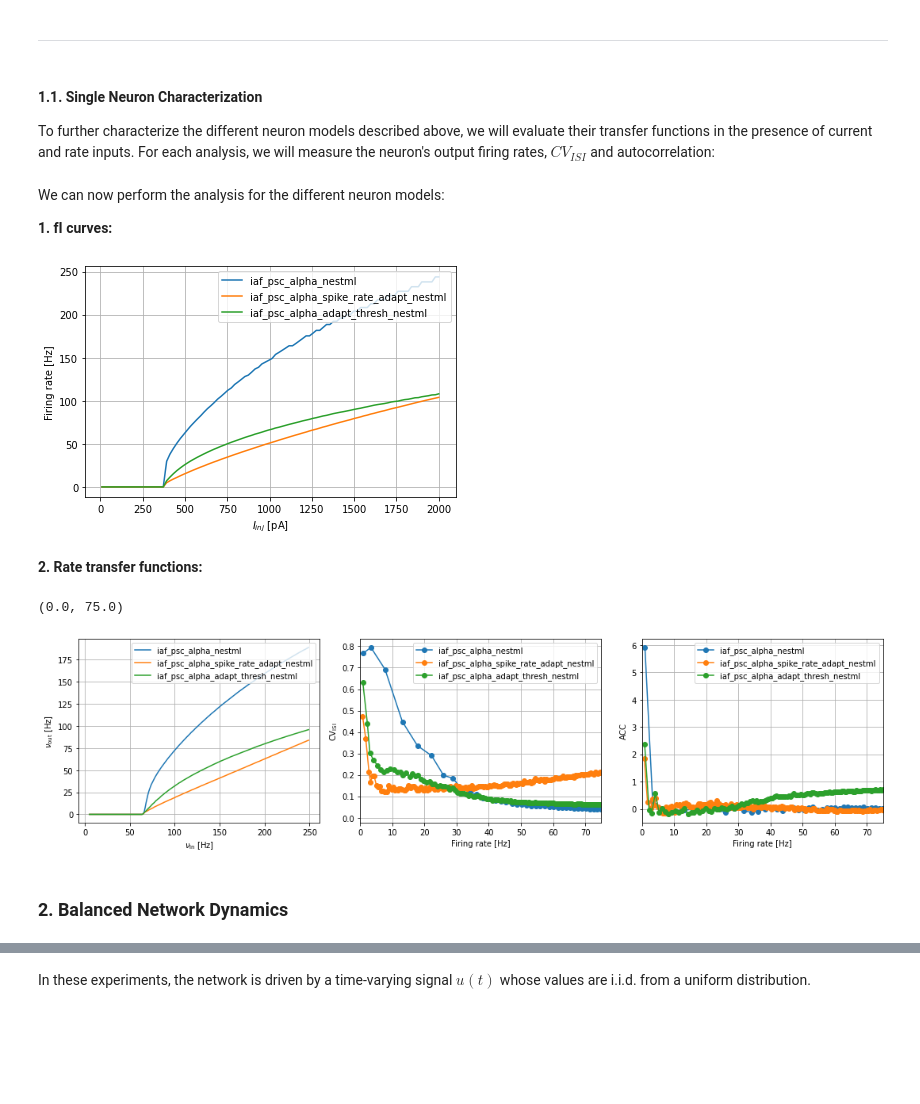
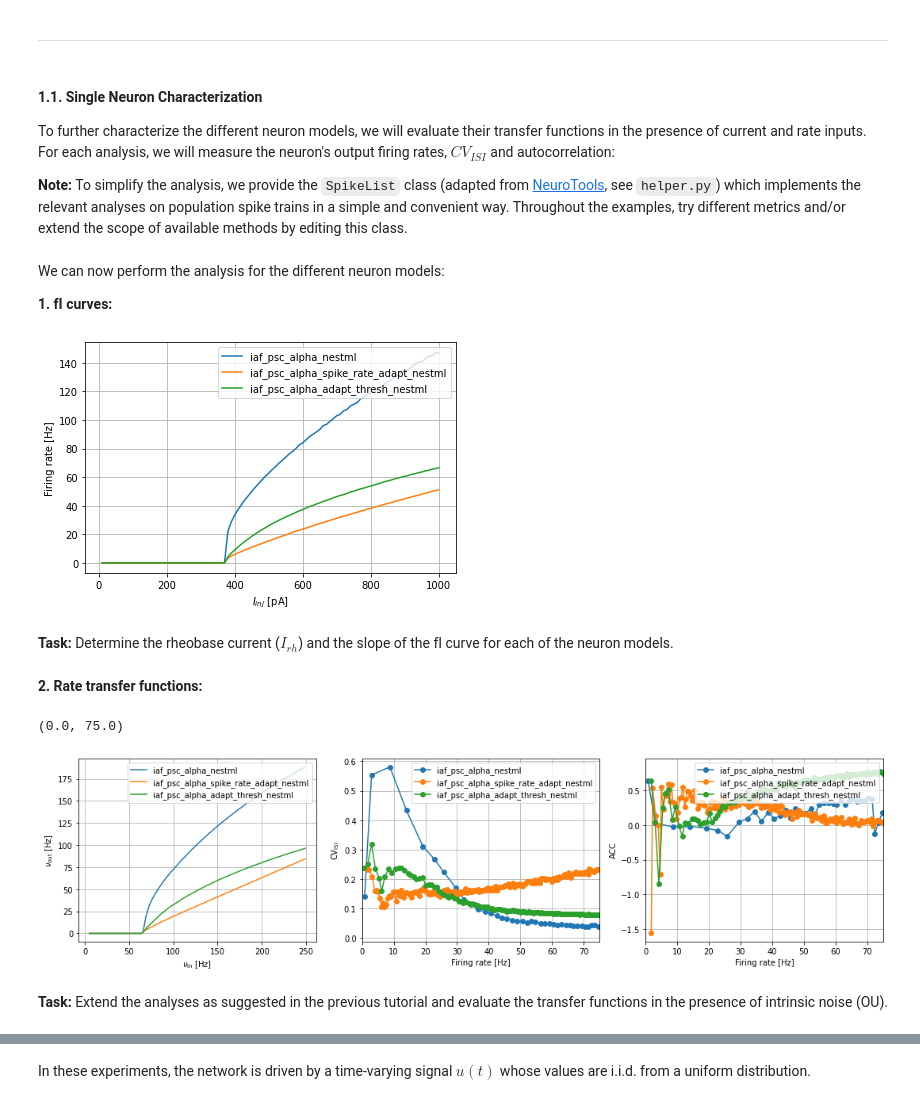
Before and after one commit to clinssen/OCNS-2024-NEST-workshop, a Jupyter notebook: materials/nestml/NESTML CNS2020 Tutorial.ipynb, the cells around one changed output, grey strips where cells are left out. Cells and saved outputs as stored; diff of their text form; code cells hidden in the pictures; blank space fills up the shorter version.

```diff
--- a/materials/nestml/NESTML CNS2020 Tutorial.ipynb
+++ b/materials/nestml/NESTML CNS2020 Tutorial.ipynb
@@ -20,4 +28,14 @@ import itertools
 
 from helper import SpikeList
 from pynestml.frontend.pynestml_frontend import to_nest, install_nest
+# %%
+# system parameters
+seed = 0
+num_threads = 16
+dt = 0.1
+
+def reset_nest_kernel(seed, num_threads, dt):
+    np.random.seed(seed)
+    nest.ResetKernel()
+    nest.SetKernelStatus({'grng_seed': seed, 'resolution': dt, 'print_time': True, 'local_num_threads': num_threads})
 # %% [markdown]
@@ -120,17 +129,19 @@ As an extra challenge: implement the slope-dependent threshold from https://www.
 # %% [markdown]
 #### **1.1. Single Neuron Characterization**
 
-To further characterize the different neuron models described above, we will evaluate their transfer functions in the presence of current and rate inputs. For each analysis, we will measure the neuron's output firing rates, $CV_{ISI}$ and autocorrelation:
+To further characterize the different neuron models, we will evaluate their transfer functions in the presence of current and rate inputs. For each analysis, we will measure the neuron's output firing rates, $CV_{ISI}$ and autocorrelation:
+
+**Note:** To simplify the analysis, we provide the `SpikeList` class (adapted from [NeuroTools](http://neuralensemble.org/NeuroTools/), see `helper.py`) which implements the relevant analyses on population spike trains in a simple and convenient way. Throughout the examples, try different metrics and/or extend the scope of available methods by editing this class.
 # %%
 def measure_fI_curve(I_stim_vec, neuron_model_name):
-    t_stop = 10000.   # simulate for a long time to make any startup transients insignificant [ms]
+    t_stop = 5000.   # simulate for a long time to make any startup transients insignificant [ms]
 
     rates = np.zeros_like(I_stim_vec)
     cvs = float("nan") * np.ones_like(I_stim_vec)
     corr = float("nan") * np.ones_like(I_stim_vec)
 
     for i, I_stim in enumerate(I_stim_vec):
-        nest.ResetKernel()
+        reset_nest_kernel(seed, num_threads, dt)
         neuron = nest.Create(neuron_model_name)
 
         dc = nest.Create("dc_generator", params={"amplitude": I_stim * 1E12}) # 1E12: convert A to pA
@@ -205,25 +216,25 @@ We can now perform the analysis for the different neuron models:
 
 **1. fI curves:**
 # %%
-neuron_models = ["iaf_psc_alpha_nestml", "iaf_psc_alpha_spike_rate_adapt_nestml", "iaf_psc_alpha_adapt_thresh_nestml"]
-I_stim_vec = np.linspace(10E-12, 2E-9, 100)     # [A]
+I_stim_vec = np.linspace(10E-12, 1E-9, 100)     # [A]
 fI_curves = {}
 cv_curves = {}
 acc_curves = {}
 
 for neuron in neuron_models:
     rate_vec, cvs_vec, acorr_vec = measure_fI_curve(I_stim_vec, neuron)
     fI_curves.update({neuron: rate_vec})
     cv_curves.update({neuron: cvs_vec})
     acc_curves.update({neuron: acorr_vec})
 
 plot_IOcurves(I_stim_vec*1E12, fI_curves, xlabel="$I_{inj}$ [pA]", ylabel="Firing rate [Hz]")
 # %% [output]
-[figure, old version]
+[figure, new version]
+# %% [markdown]
+**Task:** Determine the rheobase current ($I_{rh}$) and the slope of the fI curve for each of the neuron models.
 # %% [markdown]
 **2. Rate transfer functions:**
 # %%
-neuron_models = ["iaf_psc_alpha_nestml", "iaf_psc_alpha_spike_rate_adapt_nestml", "iaf_psc_alpha_adapt_thresh_nestml"]
 stim_vec = np.arange(5., 250., 1.)    # [Hz]
 rate_curves = {}
 cv_curves = {}
@@ -243,6 +254,6 @@ plot_IOcurves(rate_curves, acc_curves, ax=ax[2], xlabel="Firing rate [Hz]", ylab
 ax[2].set_xlim([0., 75.])
 # %% [output]
 (0.0, 75.0)
-[figure, old version]
+[figure, new version]
-# %% [markdown]
-### **2. Balanced Network Dynamics**
+# %% [markdown]
+**Task:** Extend the analyses as suggested in the previous tutorial and evaluate the transfer functions in the presence of intrinsic noise (OU).
```
Also changed, not shown: parts of 55 cells of this notebook, 3 other files.
